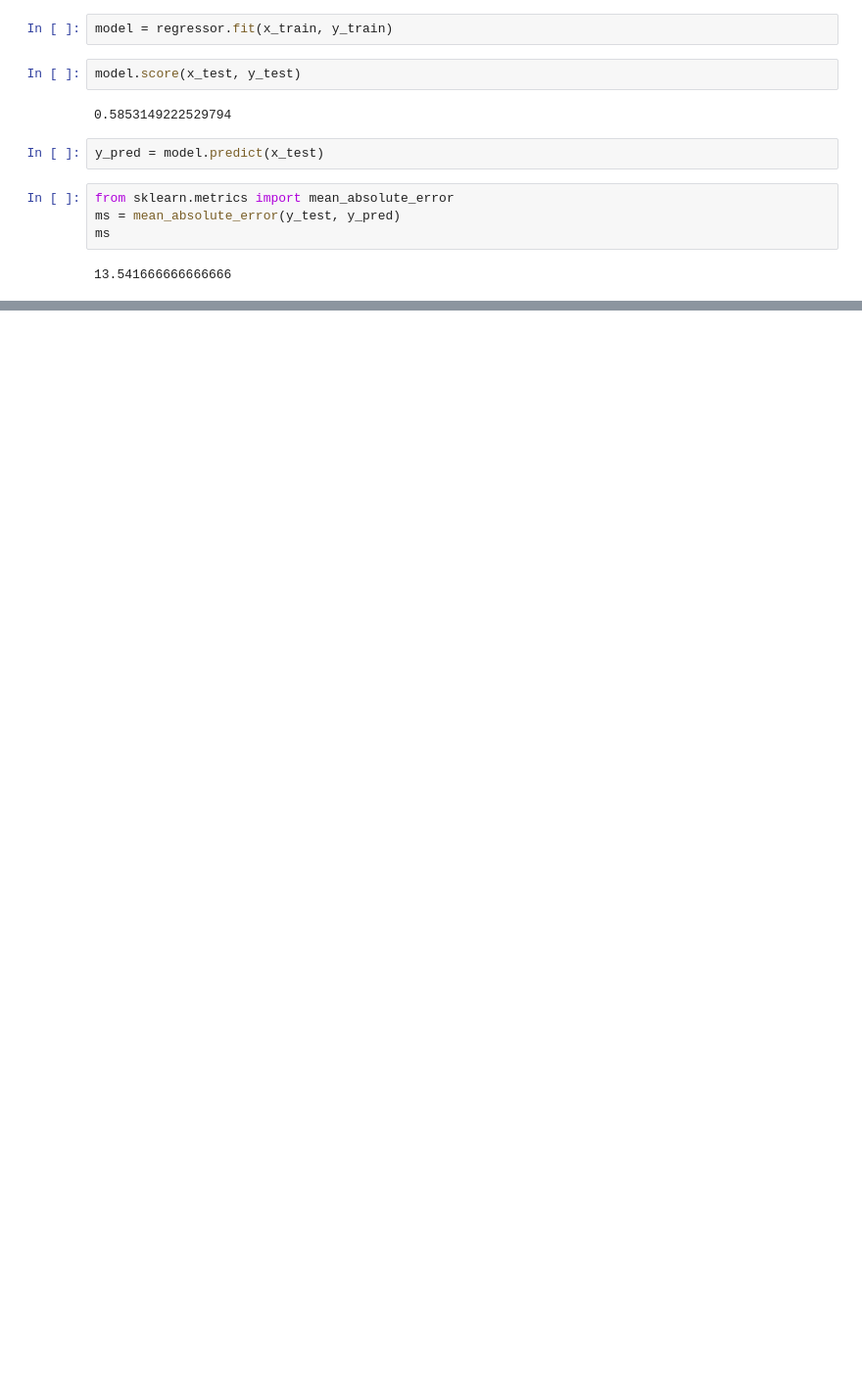
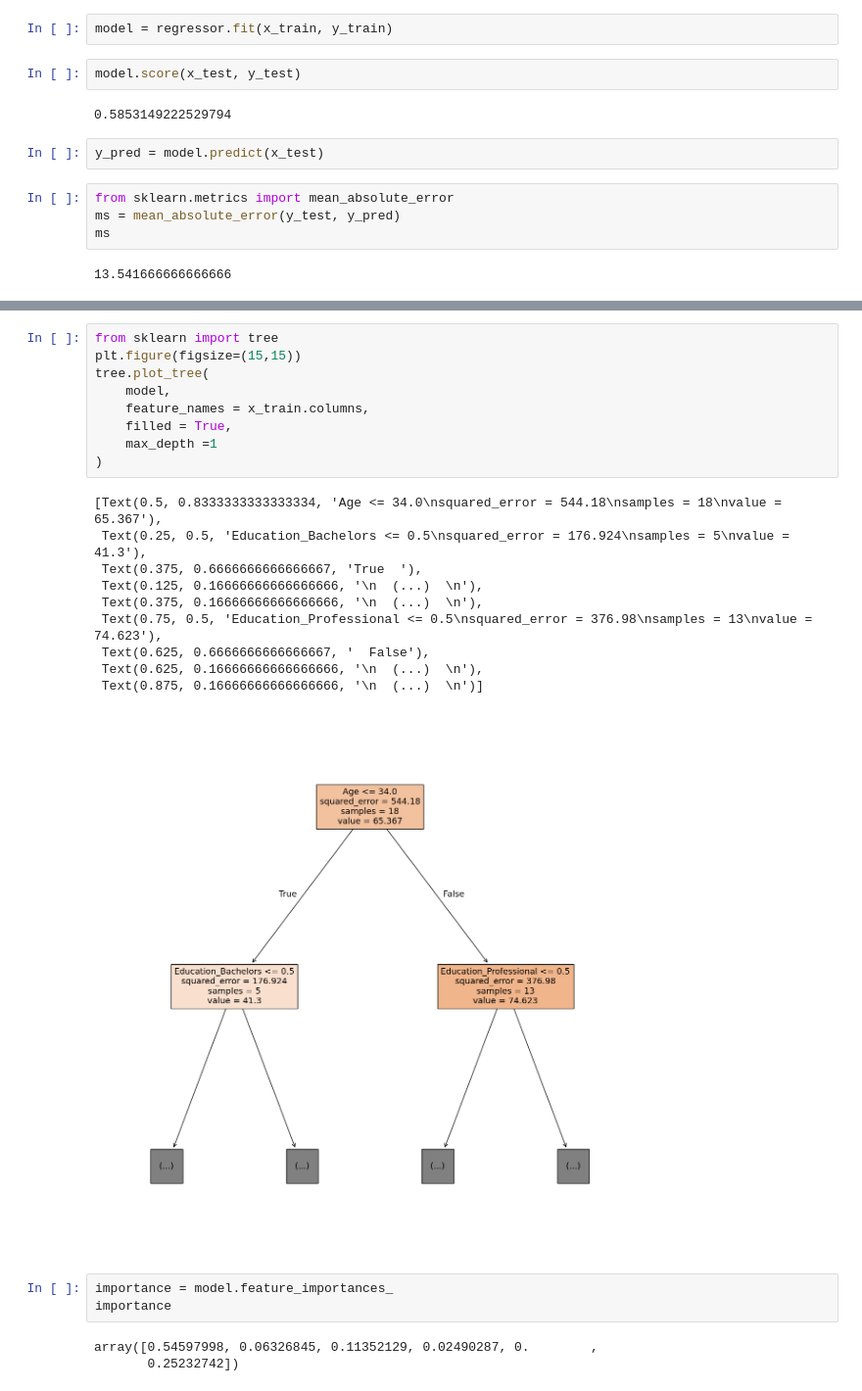
Before and after one commit to Mujeebhussain153/ML-with-Python, a Jupyter notebook: ML with python - Decision -trees/DecisionTreeIncome.ipynb, the cells around one changed output, grey strips where cells are left out. Shown at 98% size. Drawn from its saved outputs; the diff is of its cells as text; blank space fills up the shorter version.

```diff
--- a/ML with python - Decision -trees/DecisionTreeIncome.ipynb
+++ b/ML with python - Decision -trees/DecisionTreeIncome.ipynb
@@ -120,0 +150,26 @@ ms
+# %%
+from sklearn import tree
+plt.figure(figsize=(15,15))
+tree.plot_tree(
+    model,
+    feature_names = x_train.columns,
+    filled = True,
+    max_depth =1
+)
+# %% [output]
+[Text(0.5, 0.8333333333333334, 'Age <= 34.0\nsquared_error = 544.18\nsamples = 18\nvalue = 65.367'),
+ Text(0.25, 0.5, 'Education_Bachelors <= 0.5\nsquared_error = 176.924\nsamples = 5\nvalue = 41.3'),
+ Text(0.375, 0.6666666666666667, 'True  '),
+ Text(0.125, 0.16666666666666666, '\n  (...)  \n'),
+ Text(0.375, 0.16666666666666666, '\n  (...)  \n'),
+ Text(0.75, 0.5, 'Education_Professional <= 0.5\nsquared_error = 376.98\nsamples = 13\nvalue = 74.623'),
+ Text(0.625, 0.6666666666666667, '  False'),
+ Text(0.625, 0.16666666666666666, '\n  (...)  \n'),
+ Text(0.875, 0.16666666666666666, '\n  (...)  \n')]
+[figure, added]
+# %%
+importance = model.feature_importances_
+importance
+# %% [output]
+array([0.54597998, 0.06326845, 0.11352129, 0.02490287, 0.        ,
+       0.25232742])
```
Also changed, not shown: parts of 16 cells of this notebook, 1 other file.
